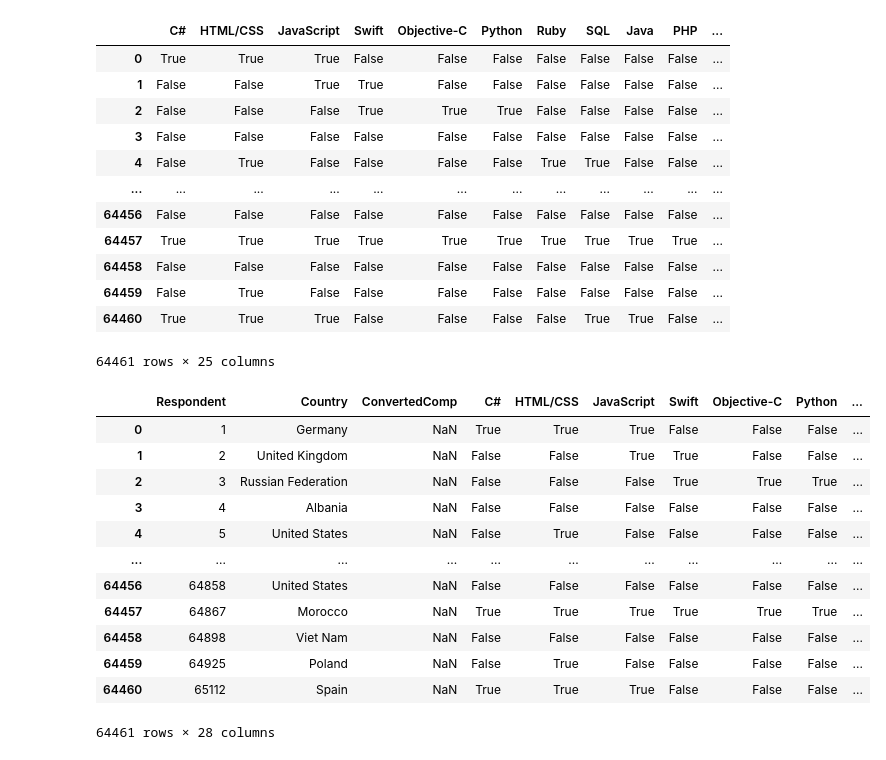
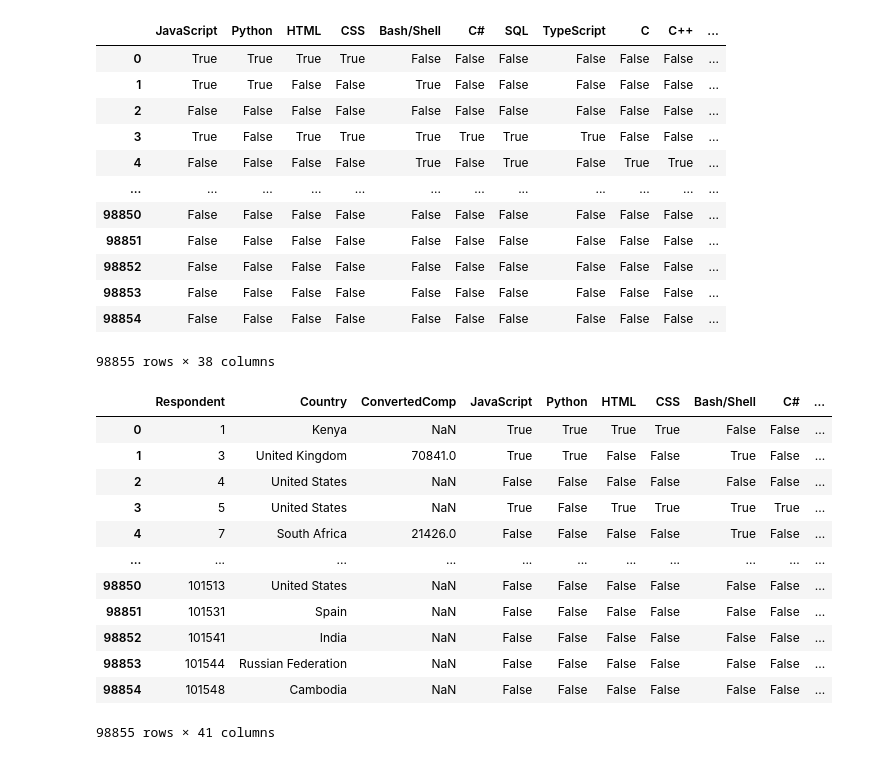
Before and after one commit to nblaul/project-2, a Jupyter notebook: ETL.ipynb, the cells around one changed output. Cells and saved outputs as stored; diff of their text form; code cells hidden in the pictures.

```diff
--- a/ETL.ipynb
+++ b/ETL.ipynb
@@ -2,7 +2,7 @@
 import pandas as pd
 import numpy as np
 # %%
-survey_df = pd.read_csv("Data/survey_results_public_2020.csv")
+survey_df = pd.read_csv("Data/survey_results_public_2017.csv")
 
 survey_df.columns
 # %% [output]
@@ -39,39 +30,39 @@ def split_multicolumn(col_series):
             result_df.at[idx, option] = True
     return result_df[options]
 # %%
-languages_worked_df = split_multicolumn(survey_df.LanguageWorkedWith)
+languages_worked_df = split_multicolumn(survey_df.HaveWorkedLanguage)
 
 languages_worked_df
 # %% [output]
-|  | C# | HTML/CSS | JavaScript | Swift | Objective-C | Python | Ruby | SQL | Java | PHP | ... |
-| 0 | True | True | True | False | False | False | False | False | False | False | ... |
-| 1 | False | False | True | True | False | False | False | False | False | False | ... |
-| 2 | False | False | False | True | True | True | False | False | False | False | ... |
-| 3 | False | False | False | False | False | False | False | False | False | False | ... |
-| 4 | False | True | False | False | False | False | True | True | False | False | ... |
+|  | JavaScript | Python | HTML | CSS | Bash/Shell | C# | SQL | TypeScript | C | C++ | ... |
+| 0 | True | True | True | True | False | False | False | False | False | False | ... |
+| 1 | True | True | False | False | True | False | False | False | False | False | ... |
+| 2 | False | False | False | False | False | False | False | False | False | False | ... |
+| 3 | True | False | True | True | True | True | True | True | False | False | ... |
+| 4 | False | False | False | False | True | False | True | False | True | True | ... |
 | ... | ... | ... | ... | ... | ... | ... | ... | ... | ... | ... | ... |
-| 64456 | False | False | False | False | False | False | False | False | False | False | ... |
-| 64457 | True | True | True | True | True | True | True | True | True | True | ... |
-| 64458 | False | False | False | False | False | False | False | False | False | False | ... |
-| 64459 | False | True | False | False | False | False | False | False | False | False | ... |
-| 64460 | True | True | True | False | False | False | False | True | True | False | ... |
+| 98850 | False | False | False | False | False | False | False | False | False | False | ... |
+| 98851 | False | False | False | False | False | False | False | False | False | False | ... |
+| 98852 | False | False | False | False | False | False | False | False | False | False | ... |
+| 98853 | False | False | False | False | False | False | False | False | False | False | ... |
+| 98854 | False | False | False | False | False | False | False | False | False | False | ... |
-64461 rows × 25 columns
+98855 rows × 38 columns
 # %%
-temp_df = survey_df[['Respondent','Country', 'ConvertedComp']]
+temp_df = survey_df[['Respondent','Country', 'ConvertedSalary']]
 clean_df = temp_df.join(languages_worked_df, how='outer')
 clean_df.rename(columns={"ConvertedSalary" : "ConvertedComp"}, inplace=True)
 clean_df
 # %% [output]
-|  | Respondent | Country | ConvertedComp | C# | HTML/CSS | JavaScript | Swift | Objective-C | Python | ... |
-| 0 | 1 | Germany | NaN | True | True | True | False | False | False | ... |
-| 1 | 2 | United Kingdom | NaN | False | False | True | True | False | False | ... |
-| 2 | 3 | Russian Federation | NaN | False | False | False | True | True | True | ... |
-| 3 | 4 | Albania | NaN | False | False | False | False | False | False | ... |
-| 4 | 5 | United States | NaN | False | True | False | False | False | False | ... |
+|  | Respondent | Country | ConvertedComp | JavaScript | Python | HTML | CSS | Bash/Shell | C# | ... |
+| 0 | 1 | Kenya | NaN | True | True | True | True | False | False | ... |
+| 1 | 3 | United Kingdom | 70841.0 | True | True | False | False | True | False | ... |
+| 2 | 4 | United States | NaN | False | False | False | False | False | False | ... |
+| 3 | 5 | United States | NaN | True | False | True | True | True | True | ... |
+| 4 | 7 | South Africa | 21426.0 | False | False | False | False | True | False | ... |
 | ... | ... | ... | ... | ... | ... | ... | ... | ... | ... | ... |
-| 64456 | 64858 | United States | NaN | False | False | False | False | False | False | ... |
-| 64457 | 64867 | Morocco | NaN | True | True | True | True | True | True | ... |
-| 64458 | 64898 | Viet Nam | NaN | False | False | False | False | False | False | ... |
-| 64459 | 64925 | Poland | NaN | False | True | False | False | False | False | ... |
-| 64460 | 65112 | Spain | NaN | True | True | True | False | False | False | ... |
+| 98850 | 101513 | United States | NaN | False | False | False | False | False | False | ... |
+| 98851 | 101531 | Spain | NaN | False | False | False | False | False | False | ... |
+| 98852 | 101541 | India | NaN | False | False | False | False | False | False | ... |
+| 98853 | 101544 | Russian Federation | NaN | False | False | False | False | False | False | ... |
+| 98854 | 101548 | Cambodia | NaN | False | False | False | False | False | False | ... |
-64461 rows × 28 columns
+98855 rows × 41 columns
```
Also changed, not shown: parts of 5 cells of this notebook, 9 other files.
